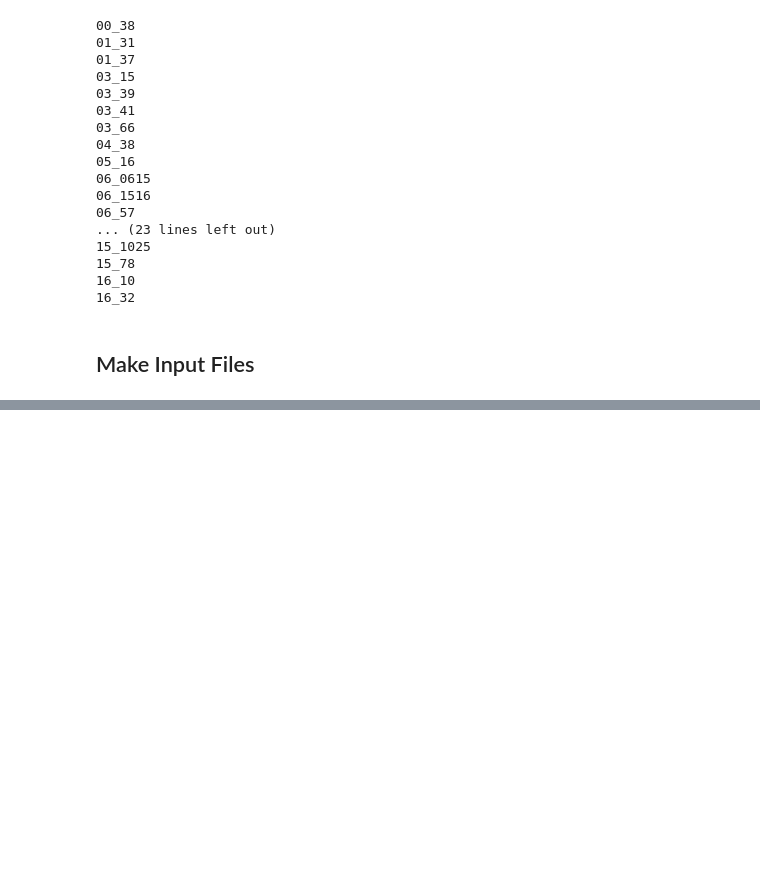
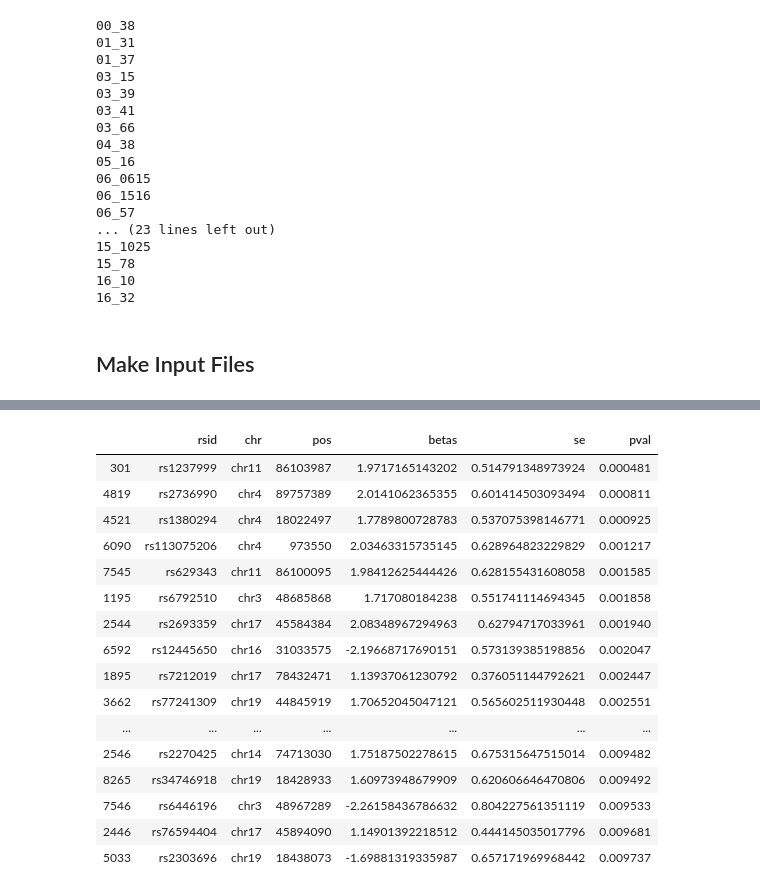
Before and after one commit to kundajelab/alzheimers_parkinsons, a Jupyter notebook: allele_bias/prep_inputs_quasar.ipynb, the cells around one changed output, grey strips where cells are left out. Cells and saved outputs as stored; diff of their text form; code cells hidden in the pictures; blank space fills up the shorter version.

```diff
--- a/allele_bias/prep_inputs_quasar.ipynb
+++ b/allele_bias/prep_inputs_quasar.ipynb
@@ -2,11 +2,13 @@
 ## Imports
 # %%
 import os
+import shutil
 import subprocess
 import pandas as pd
 
 import warnings
 warnings.filterwarnings('ignore')
+pd.set_option('display.max_rows', None)
 # %% [markdown]
 ## Get ADPD Metadata
 # %%
@@ -145,0 +148,28 @@ Type 'contributors()' for more information and
+# %%
+all_inf = pd.read_csv('/oak/stanford/groups/akundaje/projects/alzheimers_parkinsons/allelic_imbalance/quasar/output/all_inference.txt', sep='\t', header=None)
+all_inf.sort_values(by=5, inplace=True)
+all_inf.drop_duplicates(subset=0, inplace=True)
+all_inf = all_inf.loc[all_inf[2].apply(lambda x : x.isdigit())]
+all_inf[5] = all_inf[5].astype('float')
+sig_snps = all_inf.loc[all_inf[5] < 0.01]
+sig_snps.columns = ['rsid', 'chr', 'pos', 'betas', 'se', 'pval']
+sig_snps.to_csv('/oak/stanford/groups/akundaje/projects/alzheimers_parkinsons/allelic_imbalance/quasar/output/top_snps.txt', index=False, sep='\t')
+sig_snps
+# %% [output]
+|  | rsid | chr | pos | betas | se | pval |
+| 301 | rs1237999 | chr11 | 86103987 | 1.9717165143202 | 0.514791348973924 | 0.000481 |
+| 4819 | rs2736990 | chr4 | 89757389 | 2.0141062365355 | 0.601414503093494 | 0.000811 |
+| 4521 | rs1380294 | chr4 | 18022497 | 1.7789800728783 | 0.537075398146771 | 0.000925 |
+| 6090 | rs113075206 | chr4 | 973550 | 2.03463315735145 | 0.628964823229829 | 0.001217 |
+| 7545 | rs629343 | chr11 | 86100095 | 1.98412625444426 | 0.628155431608058 | 0.001585 |
+| 1195 | rs6792510 | chr3 | 48685868 | 1.717080184238 | 0.551741114694345 | 0.001858 |
+| 2544 | rs2693359 | chr17 | 45584384 | 2.08348967294963 | 0.62794717033961 | 0.001940 |
+| 6592 | rs12445650 | chr16 | 31033575 | -2.19668717690151 | 0.573139385198856 | 0.002047 |
+| 1895 | rs7212019 | chr17 | 78432471 | 1.13937061230792 | 0.376051144792621 | 0.002447 |
+| 3662 | rs77241309 | chr19 | 44845919 | 1.70652045047121 | 0.565602511930448 | 0.002551 |
+| ... | ... | ... | ... | ... | ... | ... |
+| 2546 | rs2270425 | chr14 | 74713030 | 1.75187502278615 | 0.675315647515014 | 0.009482 |
+| 8265 | rs34746918 | chr19 | 18428933 | 1.60973948679909 | 0.620606646470806 | 0.009492 |
+| 7546 | rs6446196 | chr3 | 48967289 | -2.26158436786632 | 0.804227561351119 | 0.009533 |
+| 2446 | rs76594404 | chr17 | 45894090 | 1.14901392218512 | 0.444145035017796 | 0.009681 |
+| 5033 | rs2303696 | chr19 | 18438073 | -1.69881319335987 | 0.657171969968442 | 0.009737 |
```
Also changed, not shown: parts of 8 cells of this notebook.
